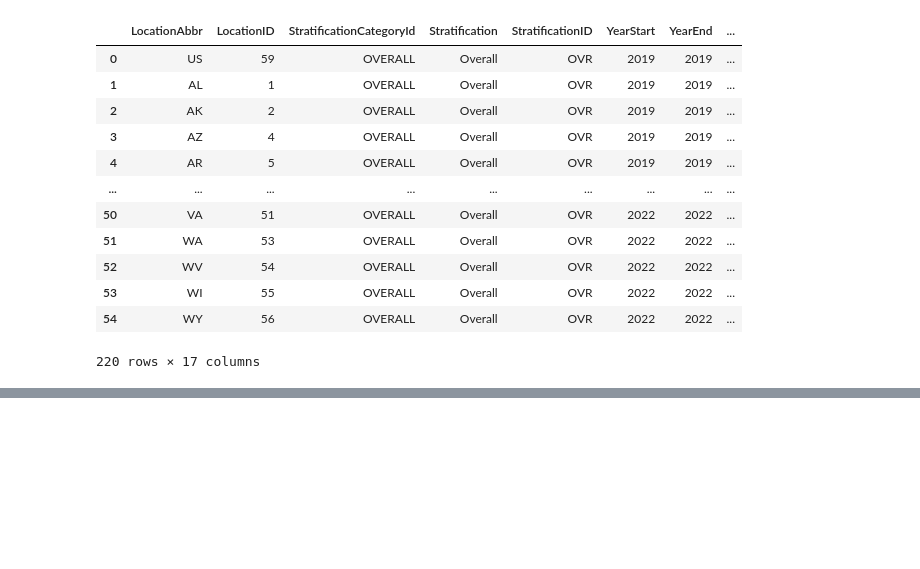
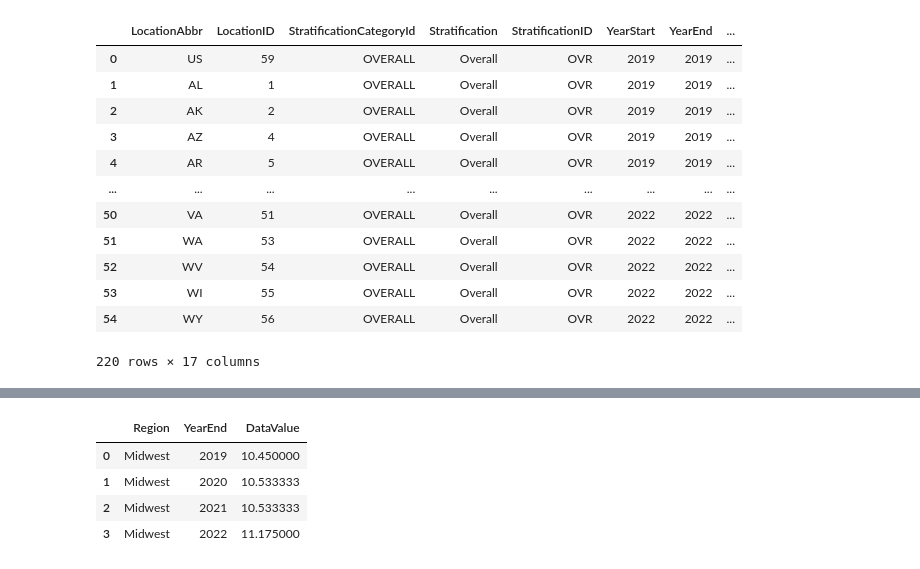
Before and after one commit to jjmccarty/project1_diabetes_outcomes, a Jupyter notebook: data.ipynb, the cells around one changed output, grey strips where cells are left out. Saved outputs shown, nothing was run; the diff lists cells and outputs as text; code cells hidden in the pictures; blank space fills up the shorter version.

```diff
--- a/data.ipynb
+++ b/data.ipynb
@@ -53,0 +95,9 @@ Index(['LocationAbbr', 'LocationDesc', 'LocationID', 'TopicID', 'DataSource',
+# %%
+#display mean_midwest
+mean_midwest
+# %% [output]
+|  | Region | YearEnd | DataValue |
+| 0 | Midwest | 2019 | 10.450000 |
+| 1 | Midwest | 2020 | 10.533333 |
+| 2 | Midwest | 2021 | 10.533333 |
+| 3 | Midwest | 2022 | 11.175000 |
```
Also changed, not shown: parts of 7 cells of this notebook.
